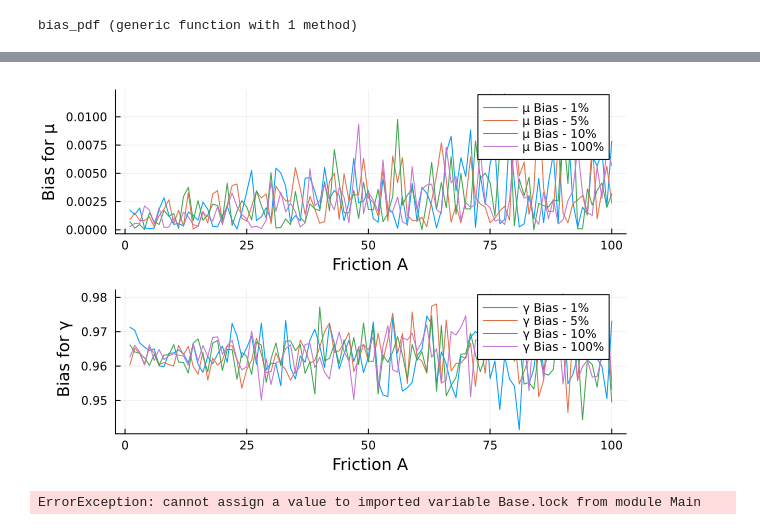
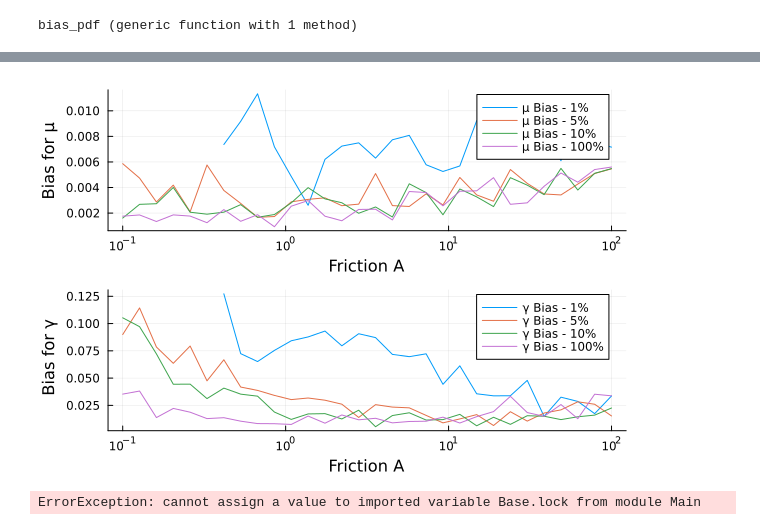
Before and after one commit to will-r-smith/Stochastic-Gradient-Langevin-Dynamics, a Jupyter notebook: models/BAOAB.ipynb, the cells around one changed output, grey strips where cells are left out. Cells and saved outputs as stored; diff of their text form; code cells hidden in the pictures.

```diff
--- a/models/BAOAB.ipynb
+++ b/models/BAOAB.ipynb
@@ -496,7 +452,7 @@ display(combined_plot)
 # %%
-function calculate_expectation_bias(A, percentage)
+function calculate_expectation_bias(q0, p0, Nsteps, h, A, beta, Samples, step_function, grad_U, N, n)
 
-    q_traj, p_traj, t_traj = run_simulation(q0, p0, Nsteps, h, A, beta, Samples, BAOAB_step, grad_gaussian, N, percentage);
+    q_traj, p_traj, t_traj = run_simulation(q0, p0, Nsteps, h, A, beta, Samples, BAOAB_step, grad_gaussian, N, n);
 
     # the expected value of the simulation parameter μ and γ
     mu_simulation_mean = mean(q_traj[1, :])
@@ -505,9 +461,9 @@ function calculate_expectation_bias(A, percentage)
     # Calculate the theoretical value of parameter μ and γ
 
     theoretical_expect_mu = mu_N
-    theoretical_expect_gamma = 1/beta_N
+    theoretical_expect_gamma = alpha_N/beta_N
 
-    # 计算与理论期望值的差异
+    # calculate difference
     diff_mu = mu_simulation_mean - theoretical_expect_mu
     diff_gamma = gamma_simulation_mean - theoretical_expect_gamma
 
@@ -519,13 +475,12 @@ calculate_expectation_bias (generic function with 1 method)
 # %%
 using Plots
-
+# 17 mins - Bohan
 # Initialize one walker
 q0 = [0,1]; p0 = randn(2)
 Nsteps = 1000000; h = 0.001; beta = 1.0; N = 100
 Samples = randn(N)
 # Range of A values
-A_values = 1:100
-
+A_values = 10. .^ range(-1, 2, length=30)
 
 # calculate the real distribution
 x_bar = sum(Samples)/N;
@@ -537,19 +492,27 @@ gamma_dist = Gamma(alpha_N, 1/beta_N)
 # Define a subset percentage array
 percentages = [1, 5, 10, 100]
 
-
 # Initialize a dictionary to hold expected deviation data for each percentage
 expectation_biases_mu = Dict()
 expectation_biases_gamma = Dict()
 
+repeats = 6
+lc = ReentrantLock()
+
 # Compute the expectation difference
 for perc in percentages
-    biases_mu = Float64[]
-    biases_gamma = Float64[]
-    for A in A_values
-        diff_mu, diff_gamma = calculate_expectation_bias(A, perc)
-        push!(biases_mu, diff_mu)
-        push!(biases_gamma, diff_gamma)
+    biases_mu = zeros(length(A_values))
+    biases_gamma = zeros(length(A_values))
+    for j in 1:length(A_values)
+        A = A_values[j]
+        h = 0.001*sqrt(A)
+        @threads for k in 1:repeats
+            diff_mu, diff_gamma = calculate_expectation_bias(q0, p0, Nsteps, h, A, beta, Samples, BAOAB_step, grad_gaussian, N, perc)
+            lock(lc) do
+                biases_mu[j] += diff_mu
+                biases_gamma[j] += diff_gamma
+            end
+        end
     end
     expectation_biases_mu[perc] = biases_mu
     expectation_biases_gamma[perc] = biases_gamma
@@ -559,24 +520,28 @@ end
 # %%
 p_mu = plot()
 for perc in percentages
     plot!(p_mu, A_values, expectation_biases_mu[perc], label="μ Bias - $(perc)%")
 end
 
 p_gamma = plot()
 for perc in percentages
     plot!(p_gamma, A_values, expectation_biases_gamma[perc], label="γ Bias - $(perc)%")
 end
 
 xlabel!(p_mu, "Friction A")
 ylabel!(p_mu, "Bias for μ")
+xaxis!(:log10)
+xticks!([0.1, 1, 10, 100])
 xlabel!(p_gamma, "Friction A")
 ylabel!(p_gamma, " Bias for γ")
+xaxis!(:log10)
+xticks!([0.1, 1, 10, 100])
 
 plot(p_mu, p_gamma, layout=(2, 1), legend=:topright)
 
 display(plot(p_mu, p_gamma, layout=(2, 1), legend=:topright))
 # %% [output]
-[figure, old version]
+[figure, new version]
 # %%
 # using Plots
 # using Base.Threads
```
Also changed, not shown: parts of 12 cells of this notebook.
